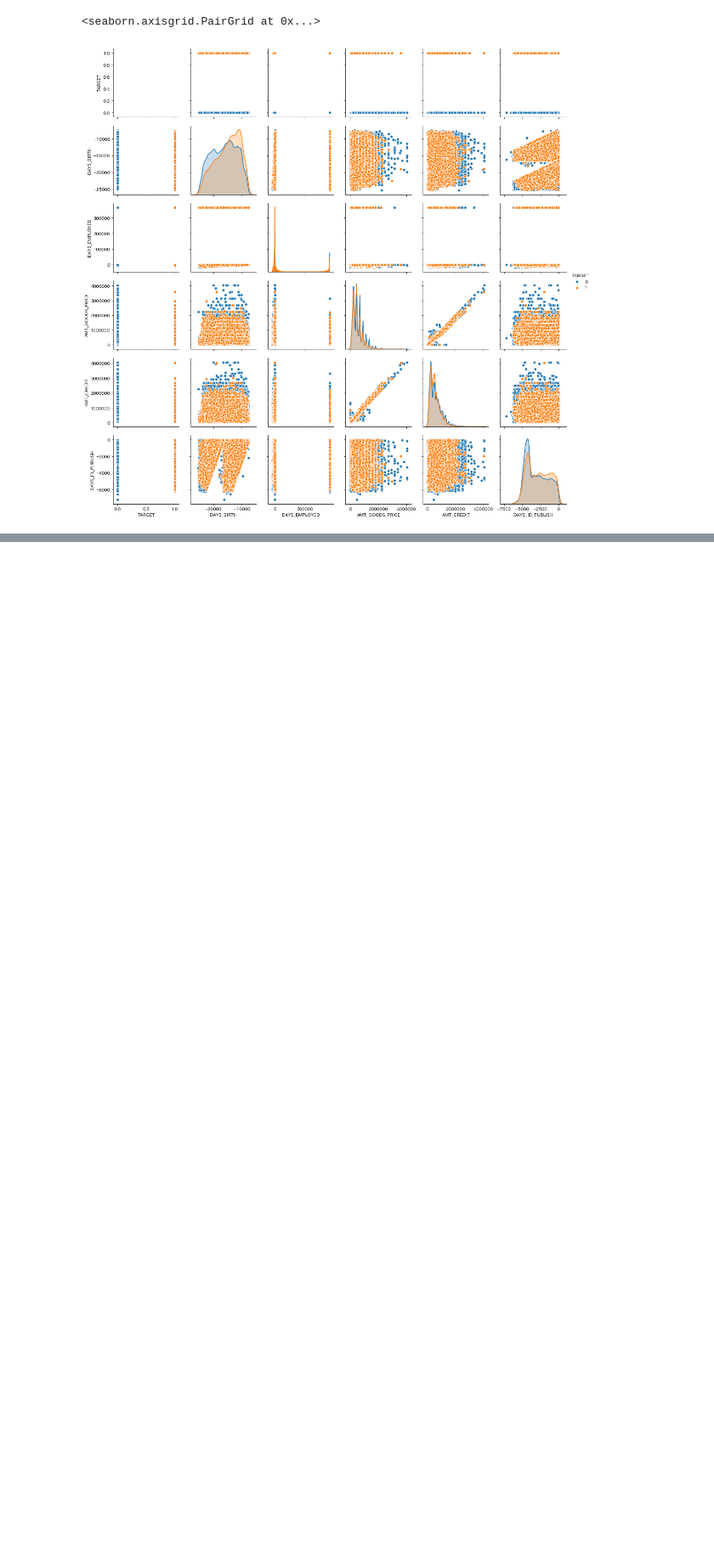
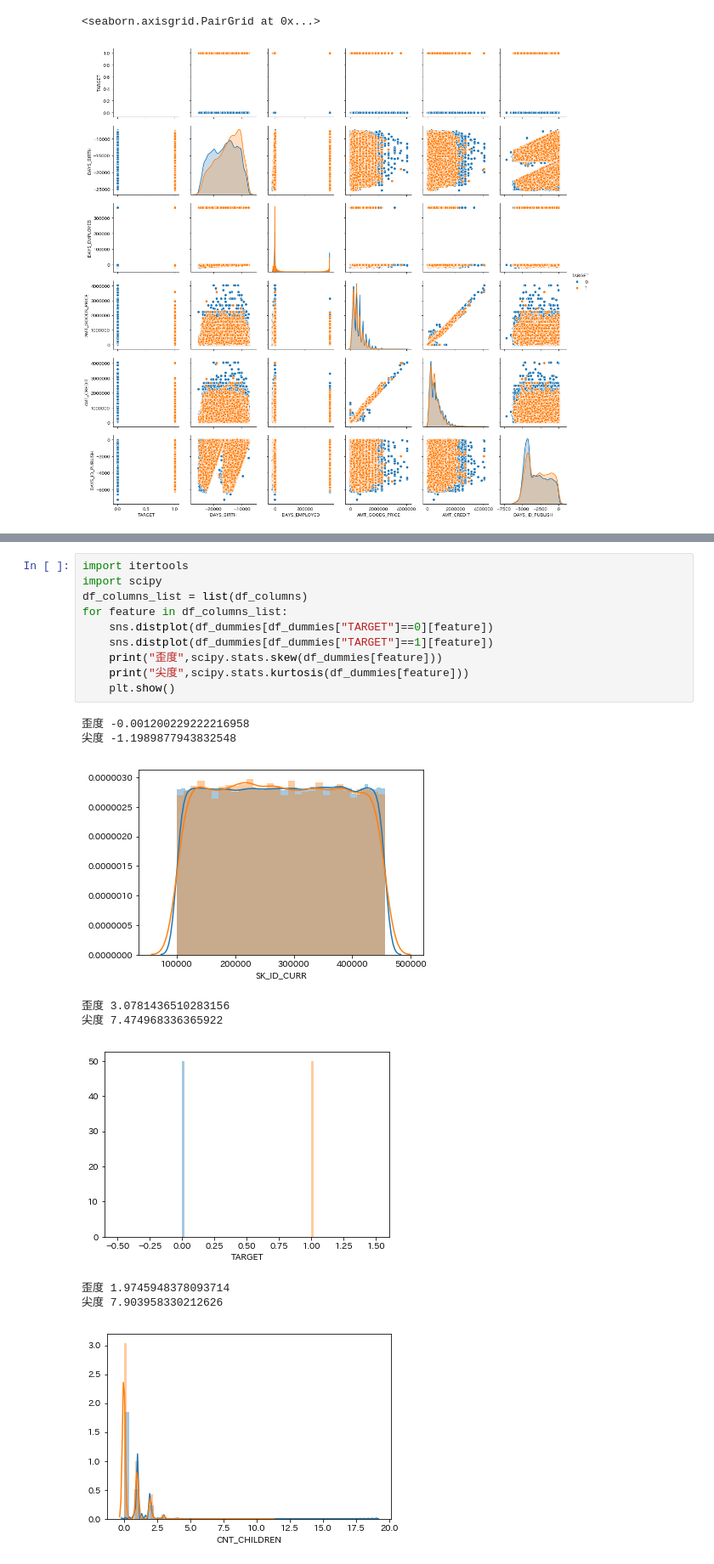
Before and after one commit to yousuke-shiraishi/diveintocode-ml, a Jupyter notebook: week3/week3-session.ipynb, the cells around one changed output, grey strips where cells are left out. Shown at 85% size. Cells and saved outputs as stored; diff of their text form; blank space fills up the shorter version.

Commit message:
edit plot graph more 15

```diff
--- a/week3/week3-session.ipynb
+++ b/week3/week3-session.ipynb
@@ -317,0 +320,20 @@ DAYS_EMPLOYEDとDAYS_BIRTHは負の相関が−６と割合高いが図を見る
+# %%
+import itertools
+import scipy
+df_columns_list = list(df_columns)
+for feature in df_columns_list:
+    sns.distplot(df_dummies[df_dummies["TARGET"]==0][feature])
+    sns.distplot(df_dummies[df_dummies["TARGET"]==1][feature])
+    print("歪度",scipy.stats.skew(df_dummies[feature]))
+    print("尖度",scipy.stats.kurtosis(df_dummies[feature]))
+    plt.show()
+# %% [output]
+歪度 -0.001200229222216958
+尖度 -1.1989877943832548
+[figure, added]
+歪度 3.0781436510283156
+尖度 7.474968336365922
+[figure, added]
+歪度 1.9745948378093714
+尖度 7.903958330212626
+[figure, added]
```
Also changed, not shown: parts of 8 cells of this notebook.
